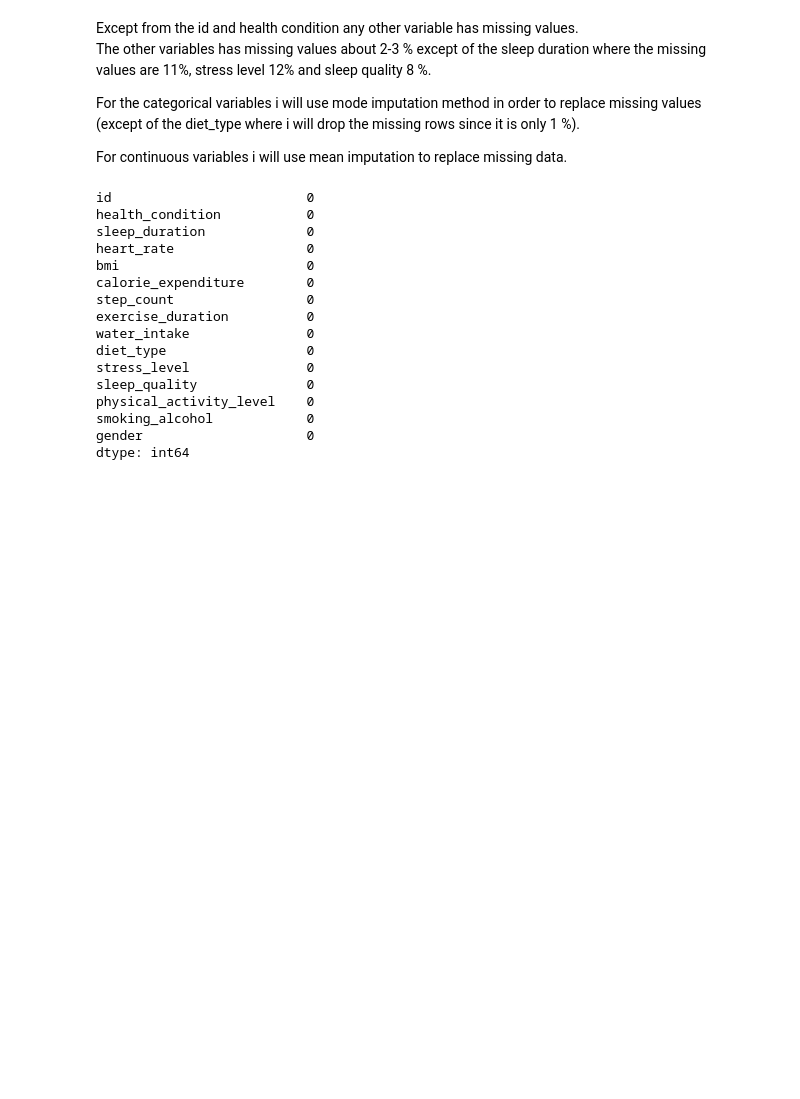
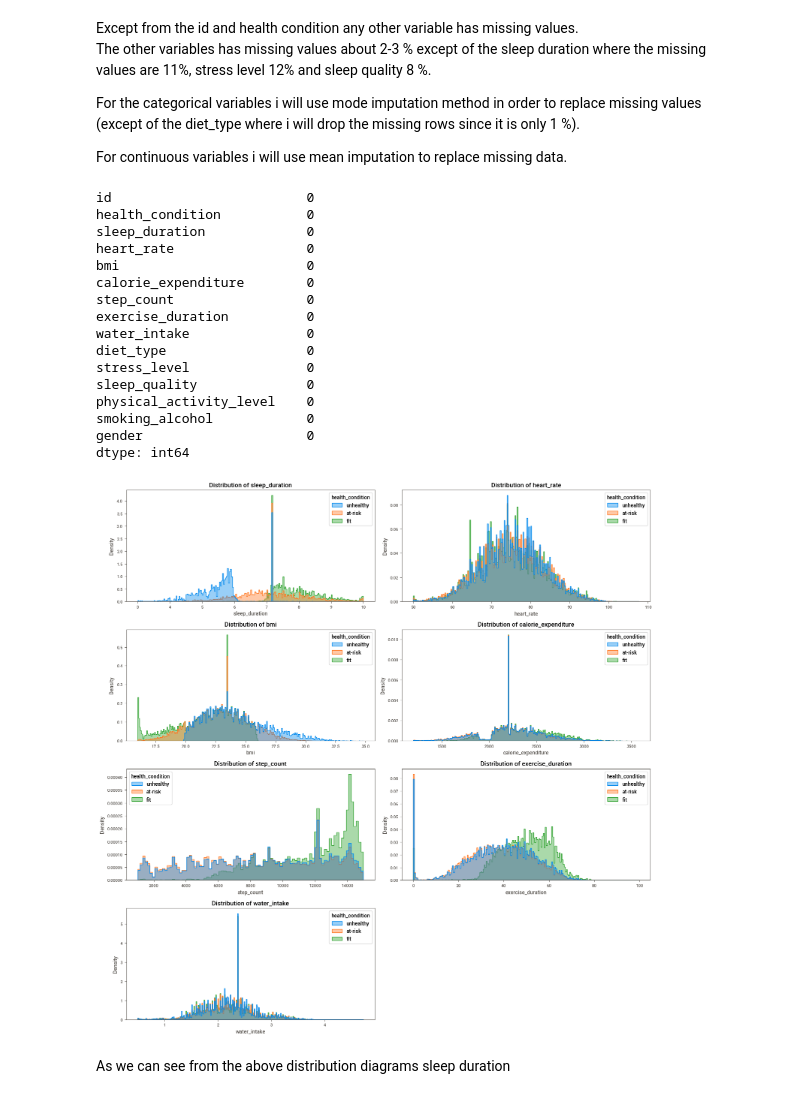
Before and after one commit to CharalamposZisis/Predicting-Student-Health-Risk, a Jupyter notebook: main.ipynb, the cells around one changed output. Drawn from its saved outputs; the diff is of its cells as text; code cells hidden in the pictures; blank space fills up the shorter version.

```diff
--- a/main.ipynb
+++ b/main.ipynb
@@ -118,3 +127,30 @@ physical_activity_level    0
 smoking_alcohol            0
 gender                     0
 dtype: int64
+# %%
+# Plot continues data
+import matplotlib.pyplot as plt
+import seaborn as sns
+
+fig, axes = plt.subplots(4, 2, figsize=(15, 15))  #figures fig are the entire canvas. Ax are a single plot
+axes = axes.flatten()  # axes is numpy array
+
+cont_var = ['sleep_duration', 'heart_rate','bmi','calorie_expenditure','step_count',
+            'exercise_duration','water_intake']
+
+for i, x in enumerate(cont_var):
+    sns.histplot(data=train_df, x=x, hue='health_condition',
+                 stat='density',
+                 common_norm=False,
+                 element='step',
+                 alpha=0.4,
+                 ax=axes[i])
+    axes[i].set_title(f'Distribution of {x}')
+
+axes[-1].remove()
+plt.tight_layout()
+plt.show()
+# %% [output]
+[figure, added]
+# %% [markdown]
+As we can see from the above distribution diagrams sleep duration
```
Also changed, not shown: parts of 17 cells of this notebook, 4 other files.
